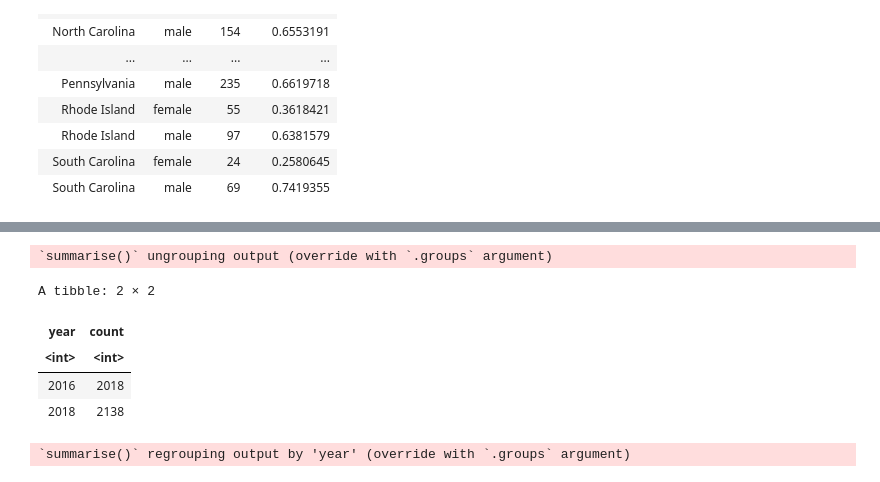
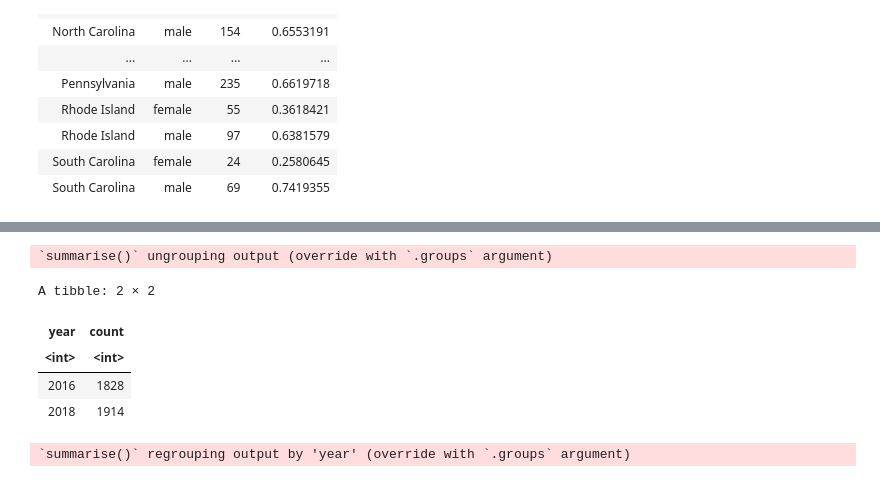
Before and after one commit to michael-bonitati-1117/final_project, a Jupyter notebook: George_Analysis-Copy.ipynb, the cells around one changed output, grey strips where cells are left out. Saved outputs shown, nothing was run; the diff lists cells and outputs as text; code cells hidden in the pictures.

```diff
--- a/George_Analysis-Copy.ipynb
+++ b/George_Analysis-Copy.ipynb
@@ -492,21 +692,21 @@ A data.frame: 6 × 11
 | 5 | 14772c | 2010 | Robin | A. | Abbott | Democrat | State Legislative | State Representative | Virginia - VA | 93 | ... |
 | 6 | 14772c | 2011 | Robin | A. | Abbott | Democrat | State Legislative | State Representative | Virginia - VA | 93 | ... |
 # %%
-winning_16_18 <- womenwinning_df %>% filter (year==2016 | year ==2018)
+winning_16_18 <- womenwinning_df %>% filter (year==2016 | year ==2018, level == "State Legislative")
 
 
 winning_16_18 %>%
     group_by(year) %>%
     summarize (count= n())
 
 #overall women winners 2016 vs 2018
 # %% [output]
 `summarise()` ungrouping output (override with `.groups` argument)
 A tibble: 2 × 2
 | year | count |
 | <int> | <int> |
-| 2016 | 2018 |
-| 2018 | 2138 |
+| 2016 | 1828 |
+| 2018 | 1914 |
 # %%
 winning_16_18 %>%
     group_by(year,race_ethnicity) %>%
```
Also changed, not shown: parts of 23 cells of this notebook.
